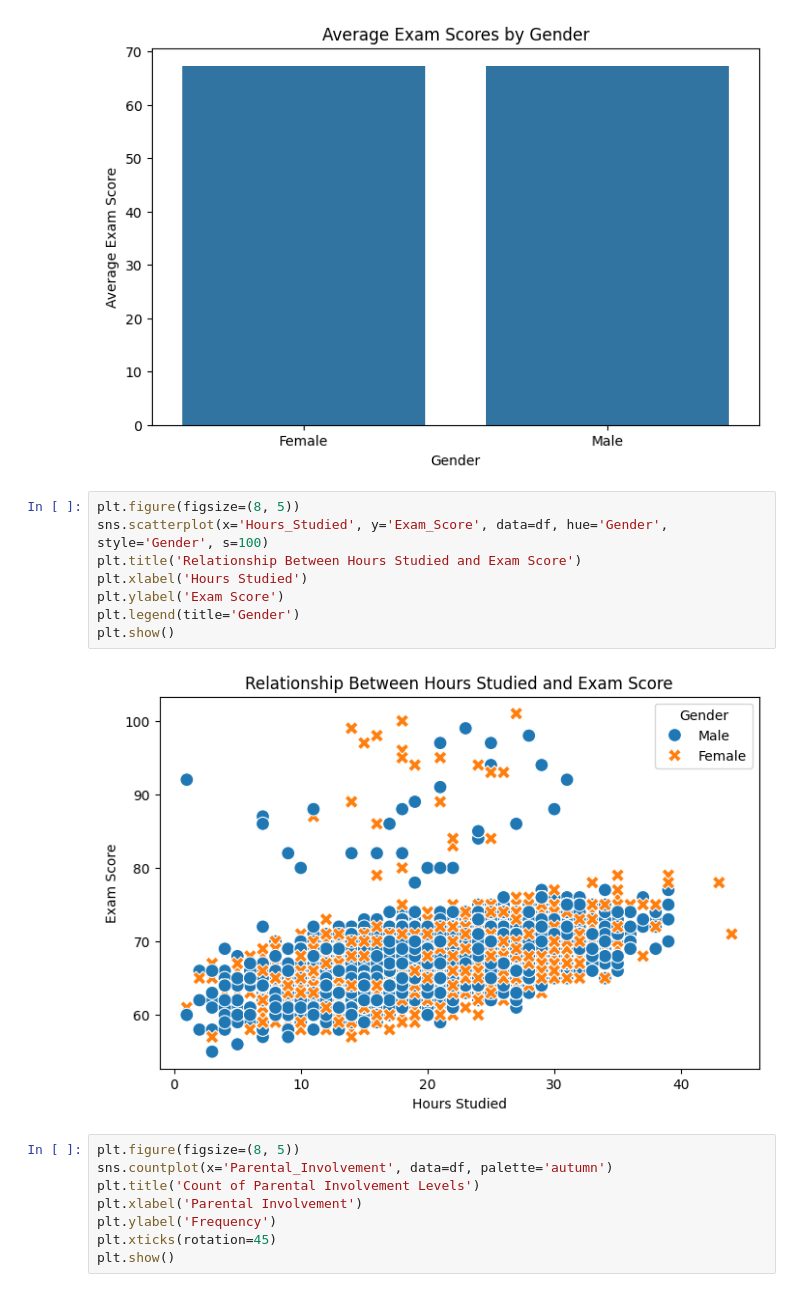
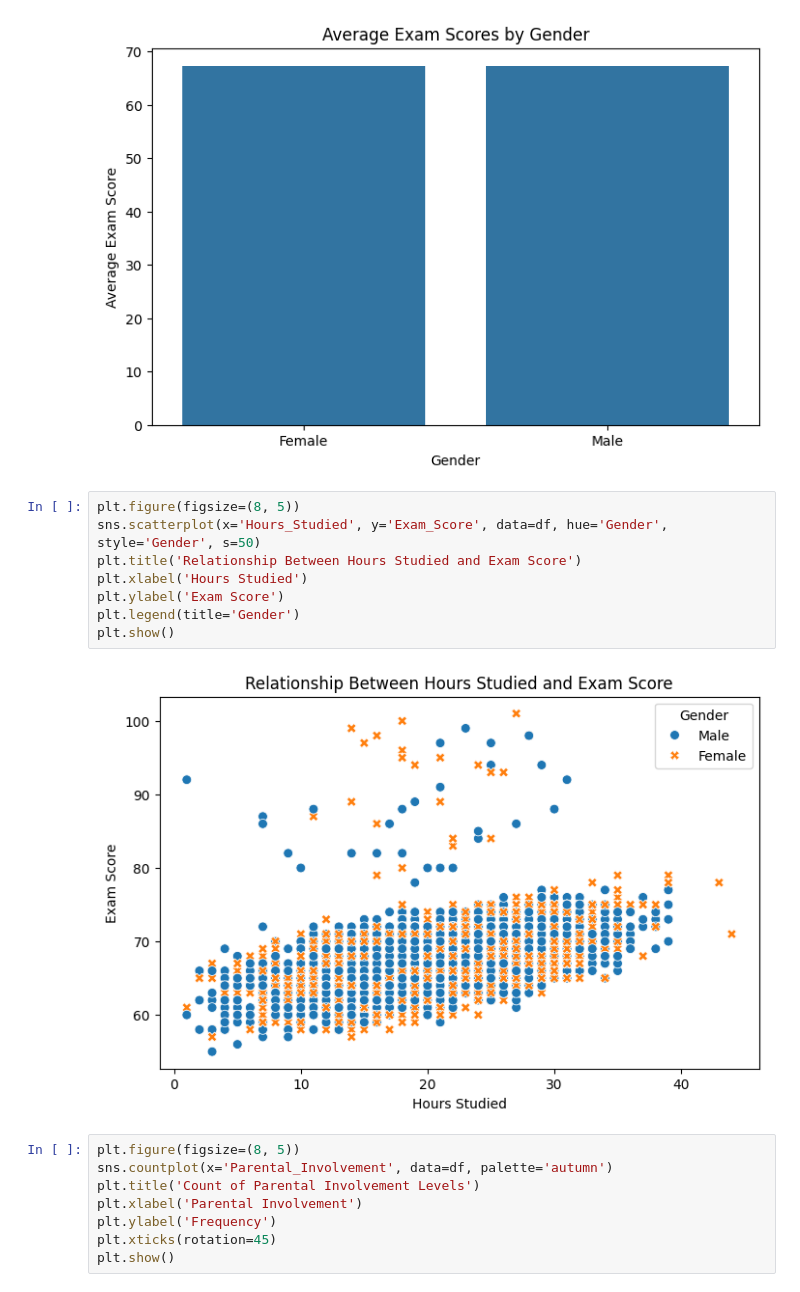
Before and after one commit to tools4ds/fa2024, a Jupyter notebook: static_files/discussion_slides/student_performance.ipynb, the cells around one changed output. Drawn from its saved outputs; the diff is of its cells as text.

```diff
--- a/static_files/discussion_slides/student_performance.ipynb
+++ b/static_files/discussion_slides/student_performance.ipynb
@@ -281,14 +322,14 @@ plt.show()
 [figure]
 # %%
 plt.figure(figsize=(8, 5))
-sns.scatterplot(x='Hours_Studied', y='Exam_Score', data=df, hue='Gender', style='Gender', s=100)
+sns.scatterplot(x='Hours_Studied', y='Exam_Score', data=df, hue='Gender', style='Gender', s=50)
 plt.title('Relationship Between Hours Studied and Exam Score')
 plt.xlabel('Hours Studied')
 plt.ylabel('Exam Score')
 plt.legend(title='Gender')
 plt.show()
 # %% [output]
-[figure, old version]
+[figure, new version]
 # %%
 plt.figure(figsize=(8, 5))
 sns.countplot(x='Parental_Involvement', data=df, palette='autumn')
```
Also changed, not shown: parts of 28 cells of this notebook.
